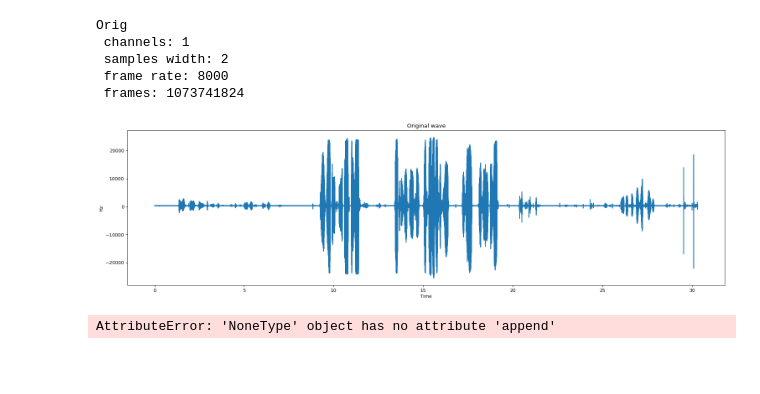
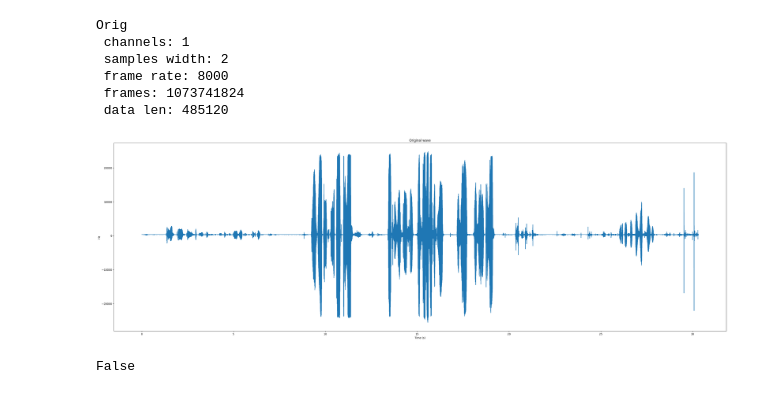
Before and after one commit to Valetron/alsa_agc, a Jupyter notebook: protopyth/AGC.ipynb, the cells around one changed output. Saved outputs shown, nothing was run; the diff lists cells and outputs as text; code cells hidden in the pictures; blank space fills up the shorter version.

```diff
--- a/protopyth/AGC.ipynb
+++ b/protopyth/AGC.ipynb
@@ -21,6 +21,9 @@ import math
 
 origData = []
 FILTER_SIZE = 31
+FIG_SIZE = (42, 13)
+FRAME_SIZE = 180
+FRAME_LEN = 160
 # %%
 wfOrig = wave.open("raw_voice.wav", 'r')
 origCh = wfOrig.getnchannels()
@@ -29,25 +32,26 @@ origRate = wfOrig.getframerate()
 origNFrames = wfOrig.getnframes()
 origData = wfOrig.readframes(origNFrames)
 wfOrig.close()
-print(f"Orig\n channels: {origCh}\n samples width: {origSmpl}\n frame rate: {origRate}\n frames: {origNFrames}")
+print(f"Orig\n channels: {origCh}\n samples width: {origSmpl}\n frame rate: {origRate}\n frames: {origNFrames}\n data len: {len(origData)}")
 # %% [output]
 Orig
  channels: 1
  samples width: 2
  frame rate: 8000
  frames: 1073741824
+ data len: 485120
 # %%
 origPlotData = np.frombuffer(origData, np.int16)
 origDataLen = len(origPlotData)
 time = np.linspace(0, origDataLen / origRate, num = origDataLen)
-plt.figure(figsize=(23, 6), dpi=80)
-plt.xlabel("Time")
+plt.figure(figsize = FIG_SIZE)
+plt.xlabel("Time (s)")
 plt.ylabel("Hz")
 plt.title("Original wave")
 plt.plot(time, origPlotData)
 plt.show()
 # %% [output]
-[figure, old version]
+[figure, new version]
 # %%
 def update_max(maxVal, val):
     if (val> maxVal):
@@ -194,5 +324,15 @@ class AudioNormalizer:
 # %%
-audioNorm = AudioNormalizer(origCh, origRate, 160, FILTER_SIZE, 1, 100, 0.0, 0.0, False)
+# audioNorm = AudioNormalizer(origCh, origRate, 160, FILTER_SIZE, 1, 100, 0.0, 0.0, False)
+
+processedData = np.array(origPlotData, copy = True)
+processedData = processedData.astype(np.int64)
+
+for i in range(0, len(processedData), m_frameLen):
+    if (i+m_frameLen < len(processedData)):
+        analyzeFrame(processedData[i:i+m_frameLen])
+
+processedData = processedData.astype(np.int16)
+print(all(x in processedData for x in origPlotData))
 # %% [output]
-AttributeError: 'NoneType' object has no attribute 'append'
+False
 # %%
```
Also changed, not shown: parts of 6 cells of this notebook.
